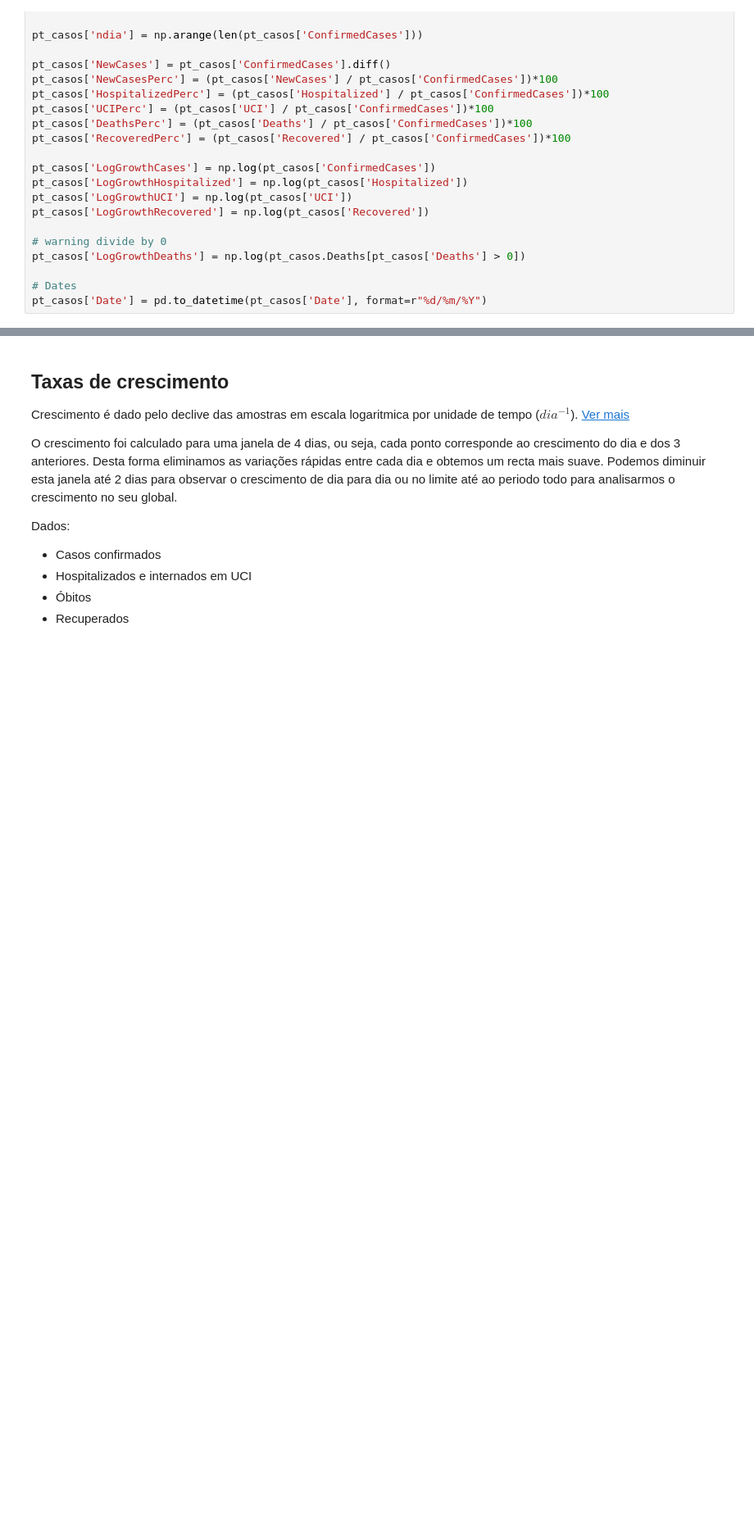
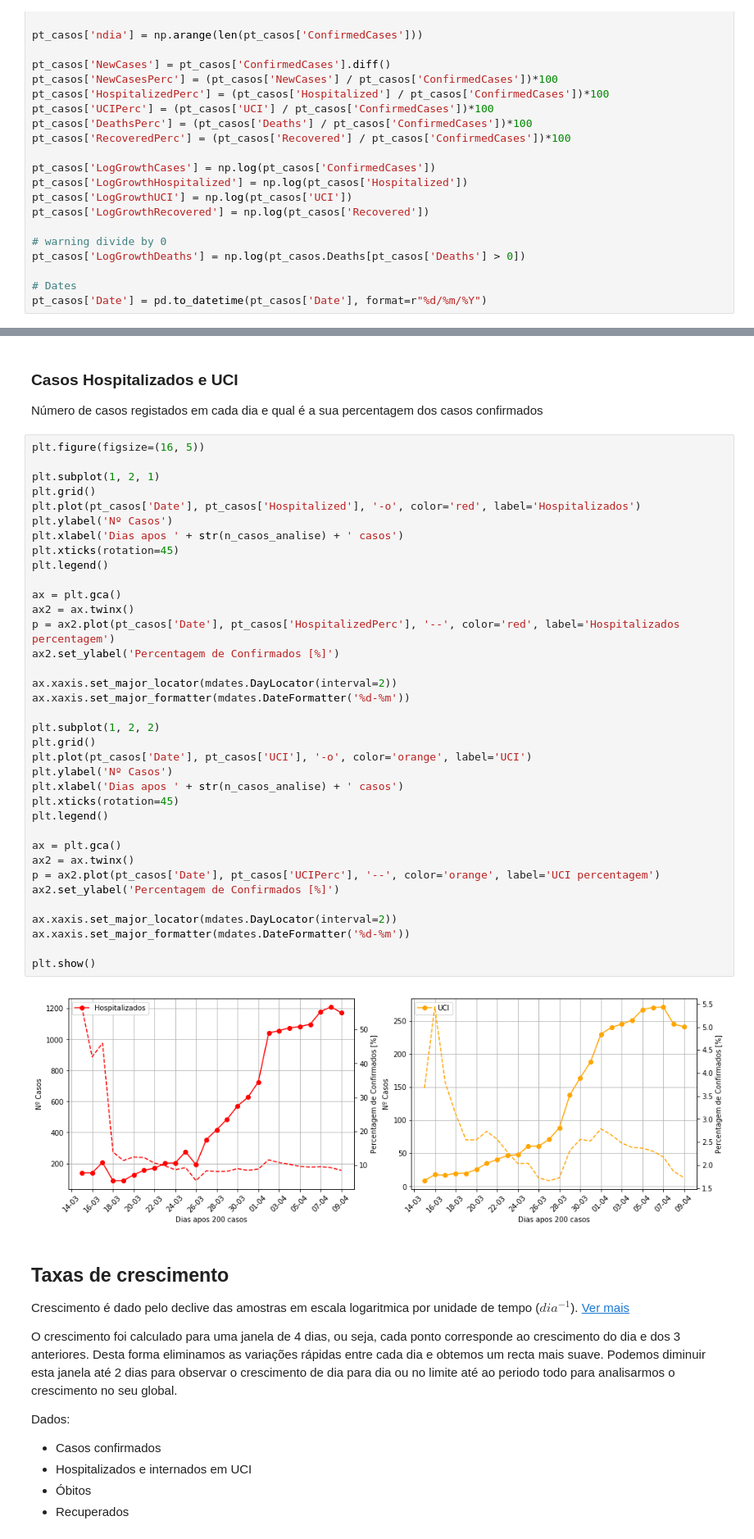
Before and after one commit to mig-l-f/covid-19-eda, a Jupyter notebook: index.ipynb, the cells around one changed output, grey strips where cells are left out. Shown: that part at 82% size. Cells and saved outputs as stored; diff of their text form; blank space fills up the shorter version.

```diff
--- a/index.ipynb
+++ b/index.ipynb
@@ -168,3 +136,45 @@ ax.xaxis.set_major_formatter(mdates.DateFormatter('%d-%m'))
+# %% [markdown]
+### Casos Hospitalizados e UCI
+
+Número de casos registados em cada dia e qual é a sua percentagem dos casos confirmados
+# %%
+plt.figure(figsize=(16, 5))
+
+plt.subplot(1, 2, 1)
+plt.grid()
+plt.plot(pt_casos['Date'], pt_casos['Hospitalized'], '-o', color='red', label='Hospitalizados')
+plt.ylabel('Nº Casos')
+plt.xlabel('Dias apos ' + str(n_casos_analise) + ' casos')
+plt.xticks(rotation=45)
+plt.legend()
+
+ax = plt.gca()
+ax2 = ax.twinx()
+p = ax2.plot(pt_casos['Date'], pt_casos['HospitalizedPerc'], '--', color='red', label='Hospitalizados percentagem')
+ax2.set_ylabel('Percentagem de Confirmados [%]')
+
+ax.xaxis.set_major_locator(mdates.DayLocator(interval=2))
+ax.xaxis.set_major_formatter(mdates.DateFormatter('%d-%m'))
+
+plt.subplot(1, 2, 2)
+plt.grid()
+plt.plot(pt_casos['Date'], pt_casos['UCI'], '-o', color='orange', label='UCI')
+plt.ylabel('Nº Casos')
+plt.xlabel('Dias apos ' + str(n_casos_analise) + ' casos')
+plt.xticks(rotation=45)
+plt.legend()
+
+ax = plt.gca()
+ax2 = ax.twinx()
+p = ax2.plot(pt_casos['Date'], pt_casos['UCIPerc'], '--', color='orange', label='UCI percentagem')
+ax2.set_ylabel('Percentagem de Confirmados [%]')
+
+ax.xaxis.set_major_locator(mdates.DayLocator(interval=2))
+ax.xaxis.set_major_formatter(mdates.DateFormatter('%d-%m'))
+
+plt.show()
+# %% [output]
+[figure, added]
 # %% [markdown]
 ## Taxas de crescimento <a name="taxas_crescimento"></a>
 
```
Also changed, not shown: parts of 2 cells of this notebook.
